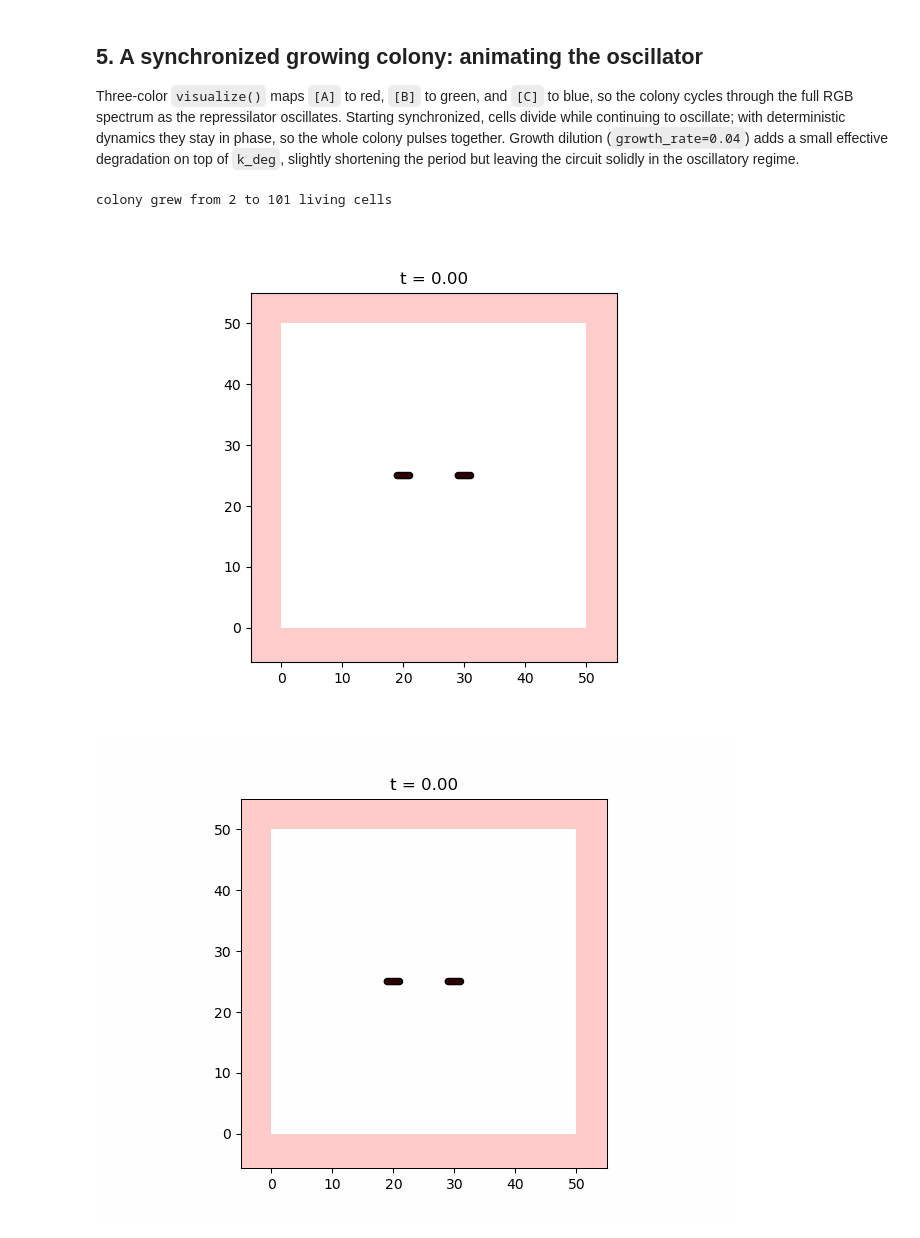
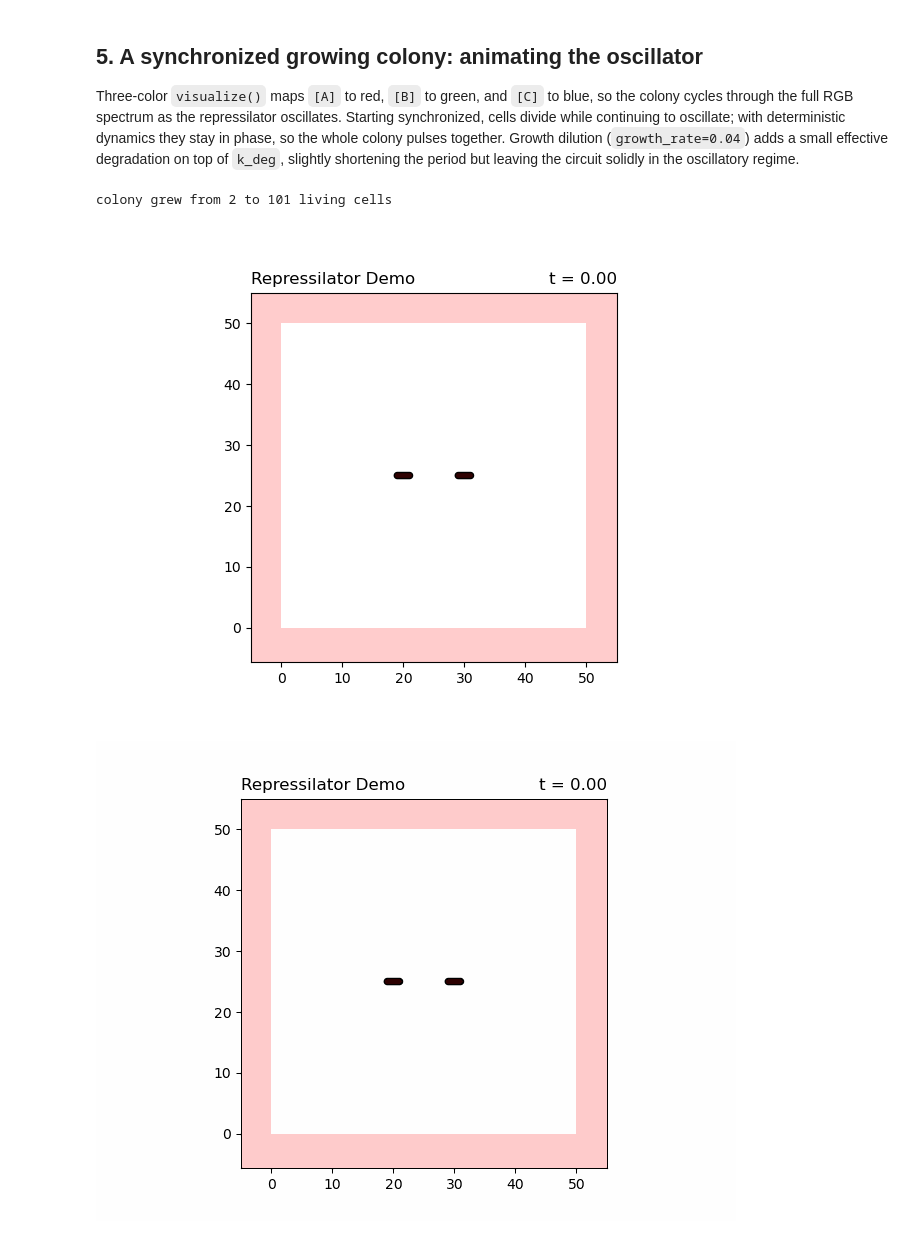
Before and after one commit to Paytonco/multicellular, a Jupyter notebook: examples/repressilator_demo.ipynb, the cells around one changed output. Saved outputs shown, nothing was run; the diff lists cells and outputs as text; code cells hidden in the pictures.

```diff
--- a/examples/repressilator_demo.ipynb
+++ b/examples/repressilator_demo.ipynb
@@ -92,7 +92,7 @@ cell.set_concentration("A", 3.0)
 cell.set_concentration("B", 0.1)
 cell.set_concentration("C", 0.1)
 
-colony = Colony([cell], Environment(shape=(5, 5), bounds=(50.0, 50.0)))
+colony = Colony([cell], Environment("Repressilator Demo", shape=(5, 5), bounds=(50.0, 50.0)))
 sim = Simulation(colony, dt=0.05, t_max=60.0)
 df_ode = sim.run(show_progress=False)
 
@@ -215,33 +215,33 @@ the circuit solidly in the oscillatory regime.
 # %%
 video_cells = [
     Cell(
         id=i, position=position, orientation=[1.0, 0.0], length=2.0,
         network=ReactionNetwork("repressilator", reactions, simulation_method="SSA"),
         growth_rate=0.04, rng=np.random.default_rng(i),
     )
     for i, position in enumerate([[20.0, 25.0], [30.0, 25.0]])
 ]
 for c in video_cells:
     c.set_concentration("A", 3.0)
     c.set_concentration("B", 0.1)
     c.set_concentration("C", 0.1)
 
 colony_video = Colony(
-    video_cells, Environment(shape=(10, 10), bounds=(50.0, 50.0)), k=10.0, drag=1.0
+    video_cells, Environment("Repressilator Demo", shape=(10, 10), bounds=(50.0, 50.0)), k=10.0, drag=1.0
 )
 sim_video = Simulation(colony_video, dt=0.25, t_max=100.0)
 df_video = sim_video.run(show_progress=False)
 
 final = df_video[df_video["time"] == df_video["time"].max()]
 print(f"colony grew from {len(video_cells)} to {int(final['alive'].sum())} living cells")
 
 visualize(sim_video, red="A", green="B", blue="C",
           interval=80, save_path="outputs", filename="repressilator.gif", show_progress=False)
 
 with open("outputs/repressilator_video.pkl", "wb") as f:
     pickle.dump(df_video, f)
 Image(filename="outputs/repressilator.gif")
 # %% [output]
 colony grew from 2 to 101 living cells
-[figure, old version]
+[figure, new version]
-[figure, old version]
+[figure, new version]
```
Also changed, not shown: parts of 1 cell of this notebook, 10 other files.
